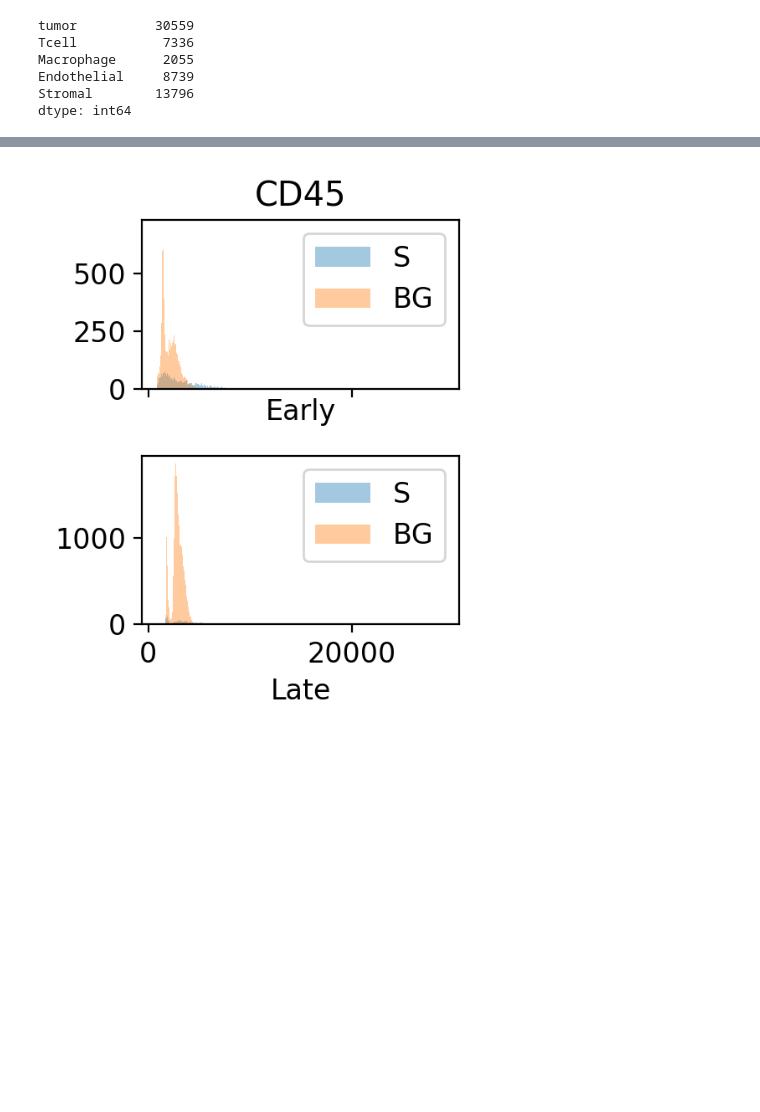
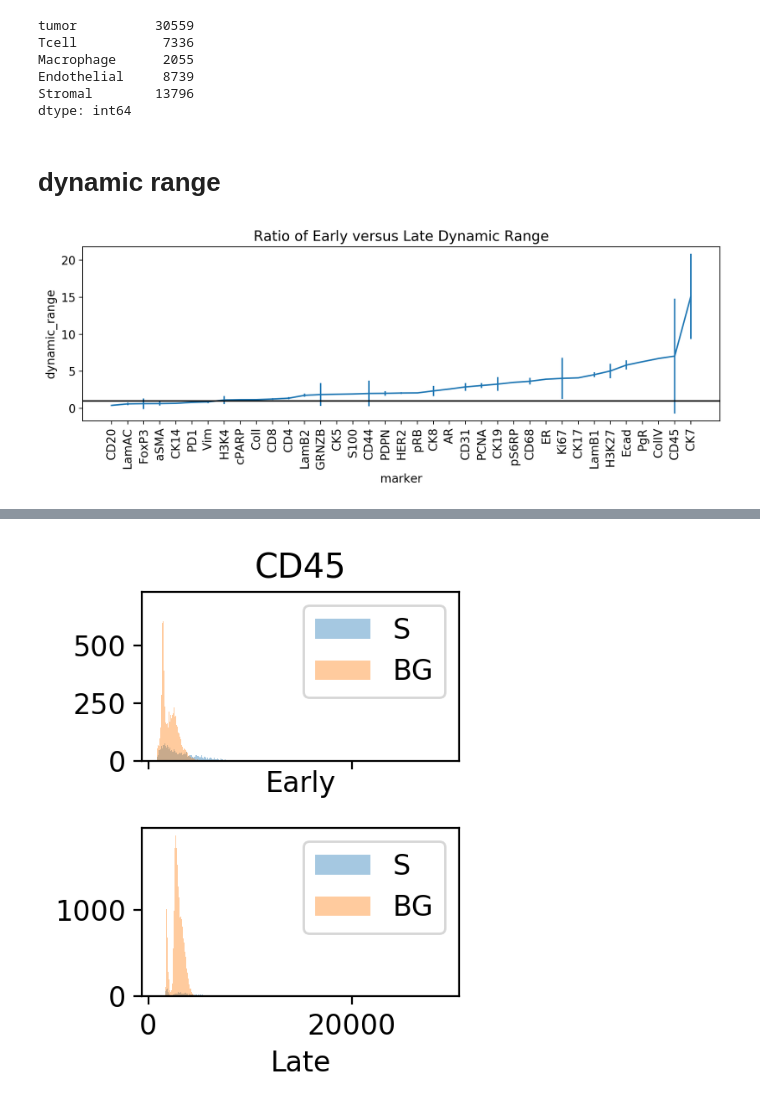
Before and after one commit to engjen/cycIF_Validation, a Jupyter notebook: Fig2_EarlyvsLate_K157_analysis.ipynb, the cells around one changed output, grey strips where cells are left out. Cells and saved outputs as stored; diff of their text form; code cells hidden in the pictures; blank space fills up the shorter version.

Commit message:
Early vs late quantification

```diff
--- a/Fig2_EarlyvsLate_K157_analysis.ipynb
+++ b/Fig2_EarlyvsLate_K157_analysis.ipynb
@@ -44,7 +46,7 @@ df_pos['slide'] = [item.split('_')[0] for item in df_pos.index]
 df_pos['scene'] = [item.split('_')[1] for item in df_pos.index]
 
 #read in full features (all locations, cells)
-df_mi = pd.read_csv(f'{codedir}/Data/features_Her2B-K157-6S_MeanIntensity.tsv',index_col=0,sep='\t')
+df_mi = pd.read_csv(f'{codedir}/BigData/features_Her2B-K157-6S_MeanIntensity.tsv',index_col=0,sep='\t')
 
 df_mi['scene'] = [item.split('_')[0] for item in df_mi.index]
 # %%
@@ -111,0 +153,23 @@ dd_exclusive = {'Tcell':{ 'FoxP3_Nuclei':'tumor',
+# %% [markdown]
+# dynamic range
+# %%
+# ROIs that have known positive cells
+d_crop ={'Her2B-K157_scene002':(2160,4350),
+    'Her2B-K157_scene006':(4500,4100),
+    'Her2B-K157_scene008':(2800,950),}
+
+
+df_xy = df_pos.loc[:,['DAPI_X','DAPI_Y','scene','slide']]
+df_xy['slide'] = [item.split("-6S")[0] for item in df_xy.slide]
+df_xy['slide_scene'] = df_xy.slide + '_' + df_xy.scene
+
+df_rois = pd.DataFrame()
+for s_scene, t_coord in d_crop.items():
+        x_min = t_coord[0]
+        x_max = t_coord[0] + 800
+        y_min = t_coord[1]
+        y_max = t_coord[1] + 800
+        df_scene = df_xy[df_xy.slide_scene==s_scene]
+        df_scene = df_scene.loc[(x_max > df_scene.DAPI_X) & (df_scene.DAPI_X > x_min)]
+        df_scene = df_scene.loc[(y_max > df_scene.DAPI_Y) & (df_scene.DAPI_Y > y_min)]
+        df_rois = df_rois.append(df_mi.loc[[item.split("6S_")[1] for item in df_scene.index],:])
@@ -111,0 +218,17 @@ dd_exclusive = {'Tcell':{ 'FoxP3_Nuclei':'tumor',
+# %%
+# Daynamic range
+df_order = pd.DataFrame()
+for s_marker in df_result.groupby('marker').dynamic_range.mean().sort_values().index:
+    df_order = df_order.append(df_result[df_result.marker==s_marker])
+fig, ax=plt.subplots(figsize=(10,4),dpi=200)
+sns.lineplot(
+    data=df_order, x="marker", y="dynamic_range", err_style="bars", ci='sd', ax=ax
+)
+ax.axhline(1,color='black')
+labels=ax.get_xticklabels()
+ax.tick_params(axis='x', labelrotation= 90)
+ax.set_title('Ratio of Early versus Late Dynamic Range')
+plt.tight_layout()
+fig.savefig(f'{codedir}/Figures/Her2B-K157/K157_dynamic_range_ratio.png')
+# %% [output]
+[figure, added]
```
Also changed, not shown: parts of 9 cells of this notebook.
